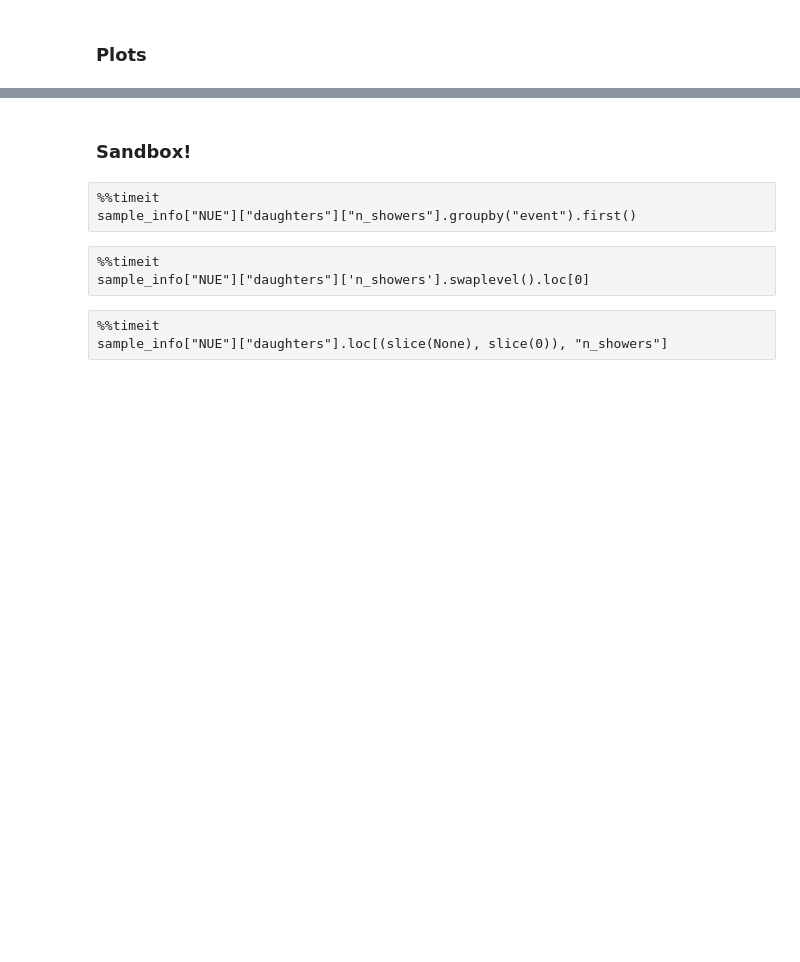
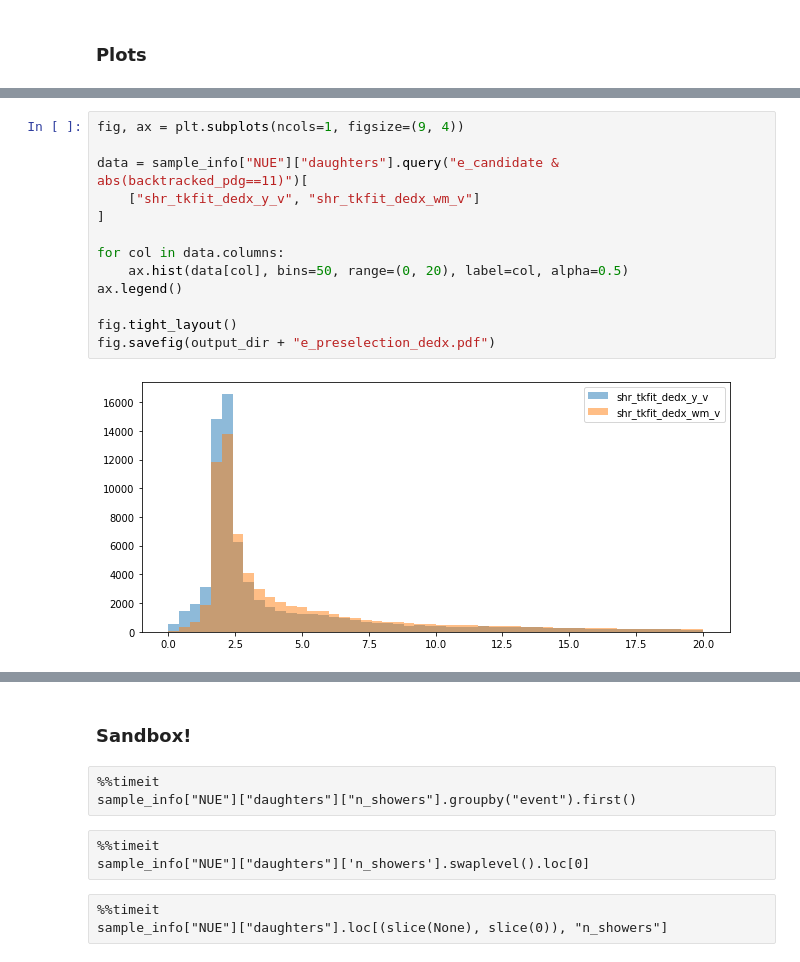
Before and after one commit to Wouter-VDP/nueccinc, a Jupyter notebook: MainLoader.ipynb, the cells around one changed output, grey strips where cells are left out. Drawn from its saved outputs; the diff is of its cells as text; blank space fills up the shorter version.

```diff
--- a/MainLoader.ipynb
+++ b/MainLoader.ipynb
@@ -547,3 +985,18 @@ fig.savefig(output_dir + "vtx_distance.pdf")
 # %% [output]
 [figure]
 [interactive output not drawn]
+# %%
+fig, ax = plt.subplots(ncols=1, figsize=(9, 4))
+
+data = sample_info["NUE"]["daughters"].query("e_candidate & abs(backtracked_pdg==11)")[
+    ["shr_tkfit_dedx_y_v", "shr_tkfit_dedx_wm_v"]
+]
+
+for col in data.columns:
+    ax.hist(data[col], bins=50, range=(0, 20), label=col, alpha=0.5)
+ax.legend()
+
+fig.tight_layout()
+fig.savefig(output_dir + "e_preselection_dedx.pdf")
+# %% [output]
+[figure, added]
```
Also changed, not shown: parts of 27 cells of this notebook, 6 other files.
